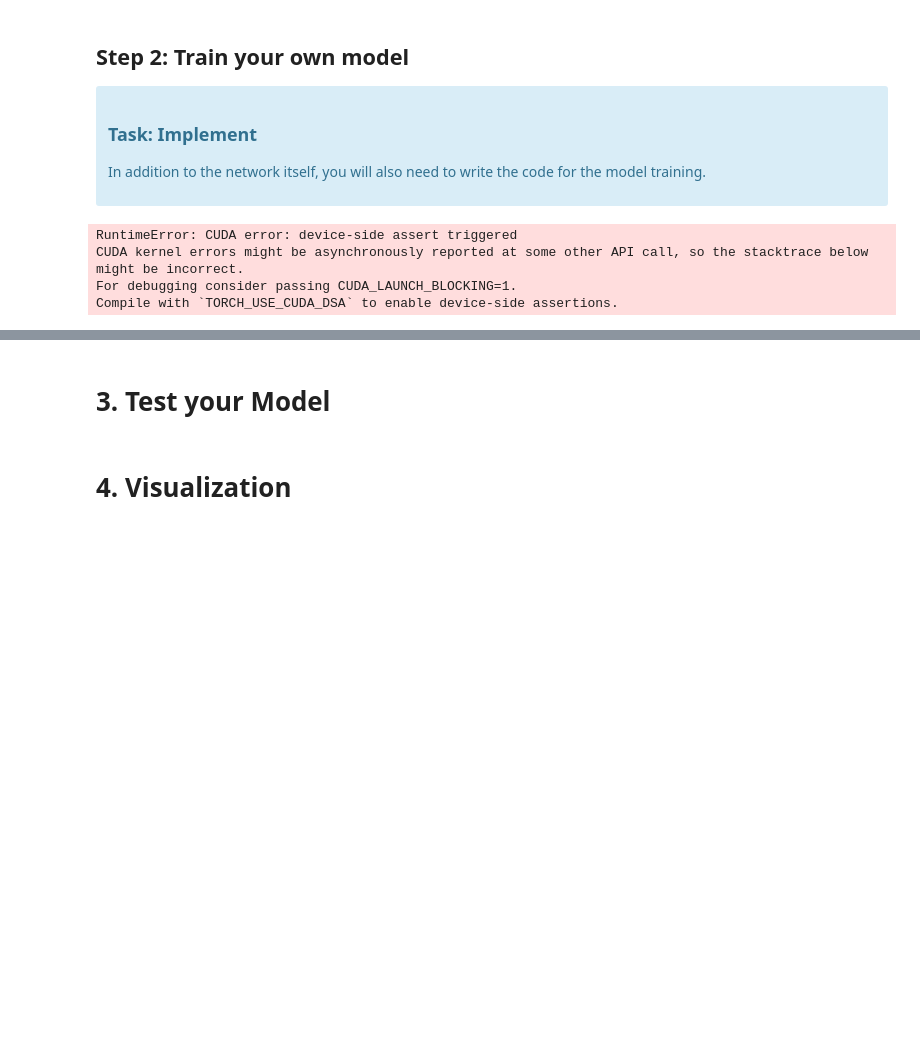
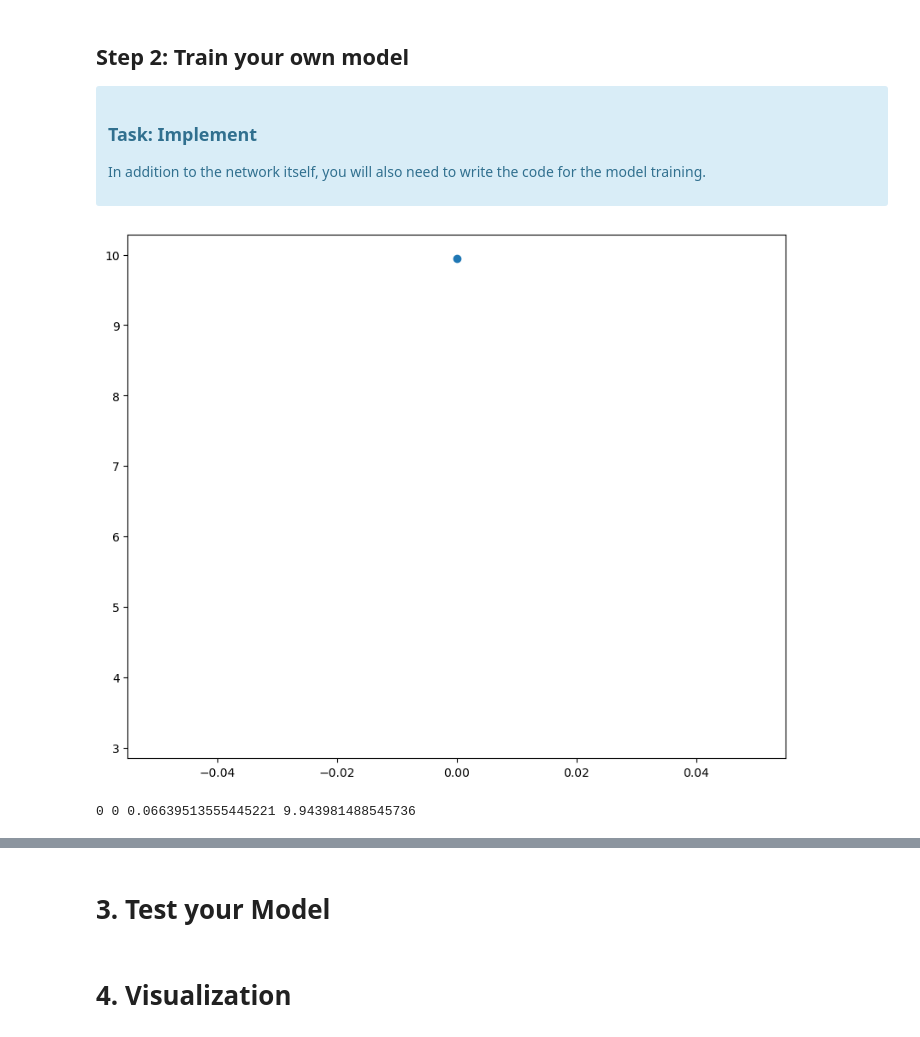
Before and after one commit to iwillnotkillyou/idl, a Jupyter notebook: exercise_10/1_segmentation_nn.ipynb, the cells around one changed output, grey strips where cells are left out. Drawn from its saved outputs; the diff is of its cells as text; code cells hidden in the pictures; blank space fills up the shorter version.

```diff
--- a/exercise_10/1_segmentation_nn.ipynb
+++ b/exercise_10/1_segmentation_nn.ipynb
@@ -273,3 +269,7 @@ hparams = {
+# %%
+hparams = {
+    "hidden_sizes" : [256,256,256], "use_transform2" : True
+}
 # %%
 model = SegmentationNN(hp = hparams)
 test_seg_nn(model)
@@ -287,10 +287,10 @@ All tests passed for your model. Tests passed: 2/2
 </div>
 # %%
 import torch
+import numpy as np
 from exercise_code.networks.segmentation_nn import SegmentationNN
 from tqdm import tqdm
-hparams = {}
-
+import matplotlib.pyplot as plt
 def create_tqdm_bar(iterable, desc):
     return tqdm(enumerate(iterable),total=len(iterable), ncols=150, desc=desc)
 
@@ -303,7 +303,7 @@ from exercise_code.data.segmentation_dataset import SegmentationData, label_img_
 import os
 i2dl_exercises_path = os.path.dirname(os.path.abspath(os.getcwd()))
 data_root = os.path.join(i2dl_exercises_path, 'datasets','segmentation')
-device = "cuda"
+device = "cpu"
 train_data = SegmentationData(image_paths_file=f'{data_root}/segmentation_data/train.txt')
 val_data = SegmentationData(image_paths_file=f'{data_root}/segmentation_data/val.txt')
 test_data = SegmentationData(image_paths_file=f'{data_root}/segmentation_data/test.txt')
@@ -315,49 +315,61 @@ def validate_model(model, dataloader, loss):
     model = model.to(device)
     for inputs, targets in dataloader:
         inputs, targets = inputs.to(device), targets.to(device)
-
         outputs = model.forward(inputs)
         _, preds = torch.max(outputs, 1)
         targets_mask = (targets >= 0).cpu()
+        targets = torch.where(targets == -1, 0, targets)
         test_losses.append(loss(outputs,targets).item())
         test_scores.append(np.mean((preds.cpu() == targets.cpu())[targets_mask].numpy()))
 
     return np.mean(test_scores), np.mean(test_losses)
 
-bs = 4
-train_loader = torch.utils.data.DataLoader(train_data,bs,shuffle=True)
-val_loader = torch.utils.data.DataLoader(val_data,bs,shuffle=False)
-validate_every = 100
-epochs = 5
+
+
+bs = 10
+train_loader = torch.utils.data.DataLoader(train_data,bs,shuffle=True,drop_last=False)
+val_loader = torch.utils.data.DataLoader(val_data,bs,shuffle=False,drop_last=False)
+validate_every = 10
+epochs = 10
 import datetime
 loss = torch.nn.CrossEntropyLoss()
+device = "cpu"
+model.to(device)
 optim = torch.optim.Adam(model.parameters(),lr=0.01)
-model.to(device)
 #print([x for x in model.named_children()])
+train_losses = []
+test_losses = []
+test_its = []
 for e in range(epochs):
     for i, x in create_tqdm_bar(train_loader,"training"):
         data, target = x[0].to(device), x[1].to(device)
-        target = torch.nn.functional.one_hot(target).transpose(3,1).transpose(2,3)
-        print(data.shape,target.shape)
+        target = torch.where(target == -1, 0, target)
+        #target = torch.nn.functional.one_hot(target).transpose(3,1).transpose(2,3)
         model.train()
         optim.zero_grad()
         output = model(data)
         l = loss(output,target)
-        print(l.item())
+        train_losses.append(l.item())
         l.backward()
         optim.step()
-        if i+e*len(train_loader) % validate_every == 0:
+        it = i+e*len(train_loader)
+        if it % validate_every == 0:
             now = datetime.datetime.now()
             save_path = now.isoformat()
-            acc, l = evaluate_model(model,val_loader)
+            acc, l = validate_model(model,val_loader,loss)
+            plt.plot(train_losses)
+            test_losses.append(l)
+            test_its.append(it)
+            plt.scatter(test_its,test_losses)
+            plt.show()
             print(e,i,acc,l)
-            model.save(f'{save_path}_{e}_{int(100*acc)}/network.pth')
+            path = f'{save_path}_{e}_{int(100*acc)}/network.pth'
+            os.mkdir(os.path.dirname(path))
+            model.save(path)
 
 #######################################################################
 #                           END OF YOUR CODE                          #
 #######################################################################
 # %% [output]
+[figure, added]
-RuntimeError: CUDA error: device-side assert triggered
-CUDA kernel errors might be asynchronously reported at some other API call, so the stacktrace below might be incorrect.
-For debugging consider passing CUDA_LAUNCH_BLOCKING=1.
-Compile with `TORCH_USE_CUDA_DSA` to enable device-side assertions.
+0 0 0.06639513555445221 9.943981488545736
```
Also changed, not shown: parts of 4 cells of this notebook, 1 other file.
